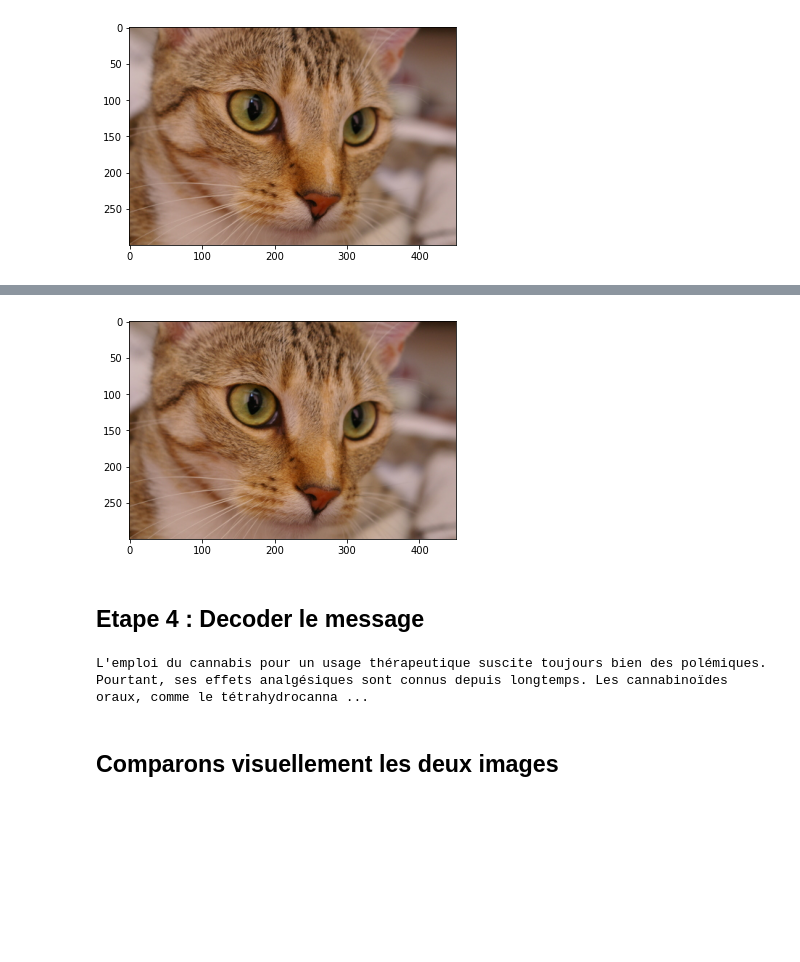
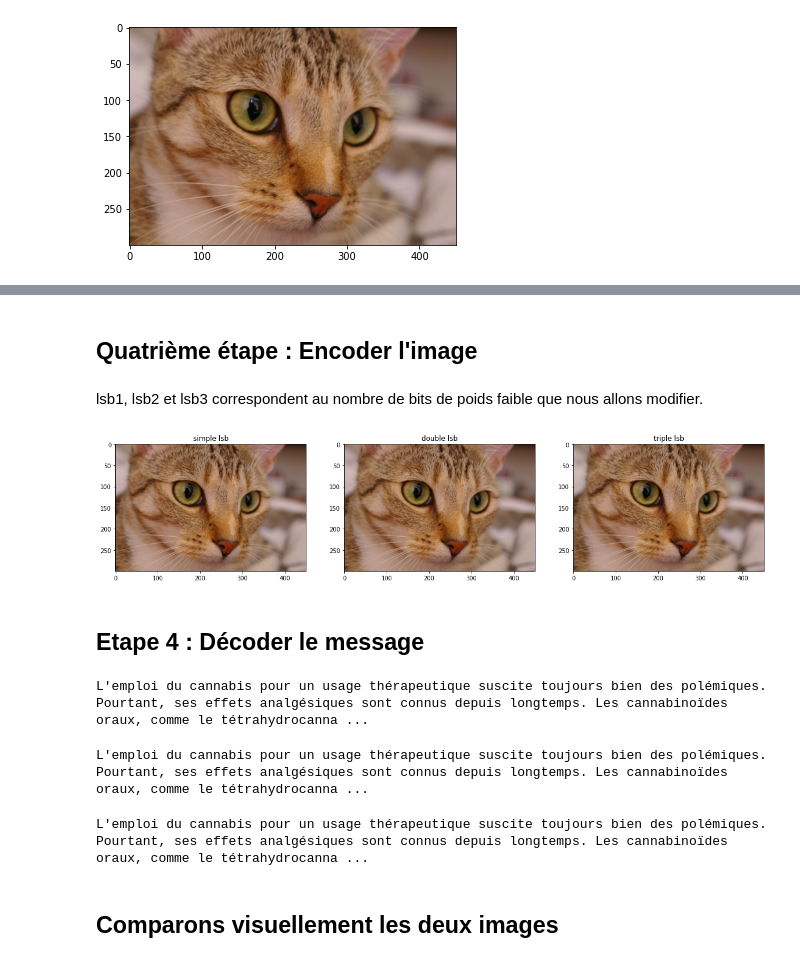
Before and after one commit to lisacsn/Steganographie, a Jupyter notebook: Stegano.ipynb, the cells around one changed output, grey strips where cells are left out. Drawn from its saved outputs; the diff is of its cells as text; code cells hidden in the pictures; blank space fills up the shorter version.

Commit message:
tout beau pour la présentation

```diff
--- a/Stegano.ipynb
+++ b/Stegano.ipynb
@@ -46,12 +50,13 @@ liste_binaire = string_to_binaire(message)
 
 def ligne_binaire(liste):
     '''
-    ligne binaire est une fonction permettant d'obtenir à partir d'une liste de suite d'octet,
+    fonction permettant d'obtenir à partir d'une liste de suite d'octet,
     une seule suite d'octet encodant l'intégralité du message
 
     liste : le message sous forme de liste de caractères encodé en binaire
 
     retourne le message écrit sous forme binaire avec des caractères encodés sur 8 bits '''
+
     chiffres = ""
     for i in liste:
         chiffres += i
@@ -85,0 +94,4 @@ lsb = 3
+# %% [markdown]
+## Quatrième étape : Encoder l'image
+# %% [markdown]
+lsb1, lsb2 et lsb3 correspondent au nombre de bits de poids faible que nous allons modifier.
@@ -86,15 +102,11 @@ lsb = 3
 # %%
 def encoder_image(img, chiffres, lsb, cle):
-    # Tableau de string : va contenir les valeurs de nos bits (rouge,bleu,vert) en binaire
-    # img_bin = np.chararray((img.shape[0], img.shape[1], img.shape[2]), itemsize=8)
 
-
-    # 1 : flatten toute l'image
-    # sur chaque pixel qui va être codé :
-         # on va créer un temp qui prend la valeur binaire
-         # decode("utf-8") ce temp
-         # on la modifie avec le nouveau message
-         # int(temp, 2)
+    # étape 1 : flatten toute l'image
+    # étape 2 : sur chaque pixel qui va être codé :
+         # on va créer un temp qui prend la valeur binaire de la nuance du pixel
+         # on la modifie avec le nouveau message (1, 2 ou 3 nouveaux bits)
+         # int(temp, 2) : de binaire à base 2
          # on remplace la valeur de l'image par le temp
 
     img_flat = img.flatten().copy()
@@ -114,25 +126,38 @@ def encoder_image(img, chiffres, lsb, cle):
 
     return img_encoded
 
-img_encoded = encoder_image(img, message_bin_flat, lsb, liste)
-plt.imshow(img_encoded)
-plt.show()
+img_encoded_lsb1 = encoder_image(img, message_bin_flat, lsb1, cle)
+img_encoded_lsb2 = encoder_image(img, message_bin_flat, lsb2, cle)
+img_encoded_lsb3 = encoder_image(img, message_bin_flat, lsb3, cle)
-# %% [output]
-[figure, removed]
+# %%
+plt.figure(figsize=(20,10))
+plt.subplot(1,3,1)
+plt.title("simple lsb")
+plt.imshow(img_encoded_lsb1)
+plt.subplot(1,3,2)
+plt.title("double lsb")
+plt.imshow(img_encoded_lsb2)
+plt.subplot(1,3,3)
+plt.title("triple lsb")
+plt.imshow(img_encoded_lsb3)
+
+plt.show()
+# %% [output]
+[figure, added]
 # %% [markdown]
-## Etape 4 : Decoder le message
+## Etape 4 : Décoder le message
 # %%
 def find_secret_message(image_encoded, lsb, cle):
 
-    # flatten l'image
-    # pour chaque pixel de la liste "clé" :
+    # étape 1 : flatten l'image
+    # étape 2 : pour chaque pixel de la liste "clé" :
         # on met en binaire
-        # on récupère les 2 bits (car lsb = 2)
+        # on récupère les 1, 2 ou 3 derniers bits (en fonction du lsb)
         # quand on a 8 bits : on stocke la variable (binaire) dans une liste (message_encoded_bin.append(bits))
         # quand on a 4 variables dans la liste : on regarde si ça fait le mot STOP
-        # si oui : on arrête le pour
+        # si oui : on arrête le de récupérer les bits
 
-    img_flat = img_encoded.flatten().copy()
+    img_flat = image_encoded.flatten().copy()
     i = 0
     message_encoded = []
     bits = ""
@@ -171,10 +196,21 @@ def find_secret_message(image_encoded, lsb, cle):
 
     return (''.join(message_encoded))
 
-secret_message = find_secret_message(img_encoded, lsb, liste)
-print(secret_message)
+secret_message_lsb1 = find_secret_message(img_encoded_lsb1, lsb1, cle)
+secret_message_lsb2 = find_secret_message(img_encoded_lsb2, lsb2, cle)
+secret_message_lsb3 = find_secret_message(img_encoded_lsb3, lsb3, cle)
-# %% [output]
-L'emploi du cannabis pour un usage thérapeutique suscite toujours bien des polémiques. Pourtant, ses effets analgésiques sont connus depuis longtemps. Les cannabinoïdes oraux, comme le tétrahydrocanna ...
+# %%
+print(secret_message_lsb1)
+# %% [output]
+L'emploi du cannabis pour un usage thérapeutique suscite toujours bien des polémiques. Pourtant, ses effets analgésiques sont connus depuis longtemps. Les cannabinoïdes oraux, comme le tétrahydrocanna ...
+# %%
+print(secret_message_lsb2)
+# %% [output]
+L'emploi du cannabis pour un usage thérapeutique suscite toujours bien des polémiques. Pourtant, ses effets analgésiques sont connus depuis longtemps. Les cannabinoïdes oraux, comme le tétrahydrocanna ...
+# %%
+print(secret_message_lsb3)
+# %% [output]
+L'emploi du cannabis pour un usage thérapeutique suscite toujours bien des polémiques. Pourtant, ses effets analgésiques sont connus depuis longtemps. Les cannabinoïdes oraux, comme le tétrahydrocanna ...
 # %% [markdown]
 ## Comparons visuellement les deux images
 # %%
```
Also changed, not shown: parts of 18 cells of this notebook.
